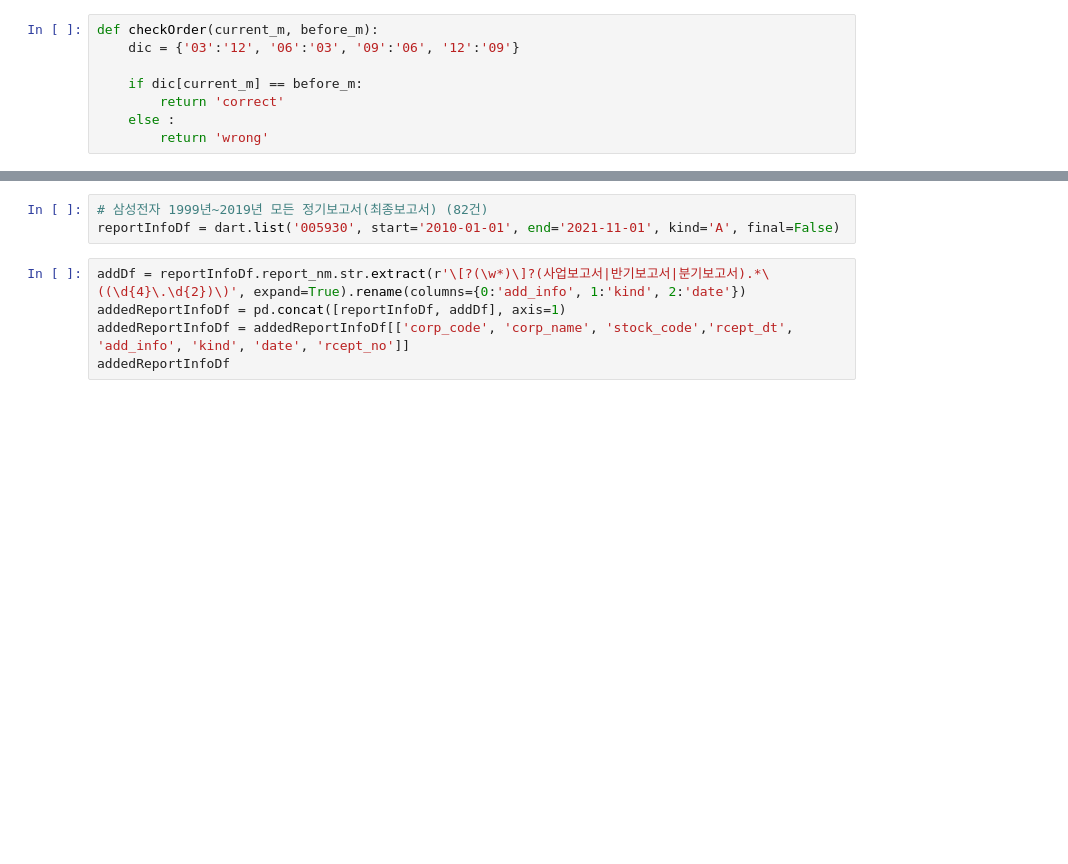
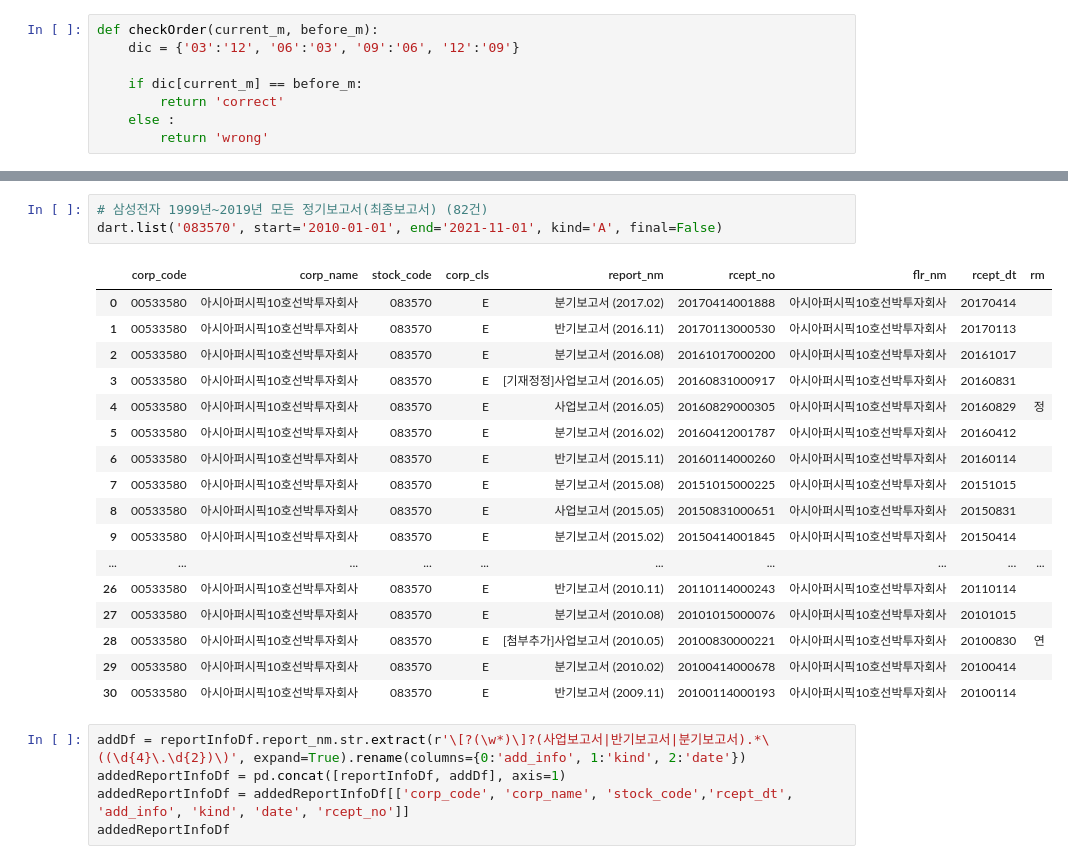
Before and after one commit to ajcltm/DataAPI, a Jupyter notebook: 211028_dartApi.ipynb, the cells around one changed output, grey strips where cells are left out. Drawn from its saved outputs; the diff is of its cells as text; blank space fills up the shorter version.

```diff
--- a/211028_dartApi.ipynb
+++ b/211028_dartApi.ipynb
@@ -145,6 +588,24 @@ fails
 # %%
 # 삼성전자 1999년~2019년 모든 정기보고서(최종보고서) (82건)
-reportInfoDf = dart.list('005930', start='2010-01-01', end='2021-11-01', kind='A', final=False)
+dart.list('083570', start='2010-01-01', end='2021-11-01', kind='A', final=False)
+# %% [output]
+|  | corp_code | corp_name | stock_code | corp_cls | report_nm | rcept_no | flr_nm | rcept_dt | rm |
+| 0 | 00533580 | 아시아퍼시픽10호선박투자회사 | 083570 | E | 분기보고서 (2017.02) | 20170414001888 | 아시아퍼시픽10호선박투자회사 | 20170414 |  |
+| 1 | 00533580 | 아시아퍼시픽10호선박투자회사 | 083570 | E | 반기보고서 (2016.11) | 20170113000530 | 아시아퍼시픽10호선박투자회사 | 20170113 |  |
+| 2 | 00533580 | 아시아퍼시픽10호선박투자회사 | 083570 | E | 분기보고서 (2016.08) | 20161017000200 | 아시아퍼시픽10호선박투자회사 | 20161017 |  |
+| 3 | 00533580 | 아시아퍼시픽10호선박투자회사 | 083570 | E | [기재정정]사업보고서 (2016.05) | 20160831000917 | 아시아퍼시픽10호선박투자회사 | 20160831 |  |
+| 4 | 00533580 | 아시아퍼시픽10호선박투자회사 | 083570 | E | 사업보고서 (2016.05) | 20160829000305 | 아시아퍼시픽10호선박투자회사 | 20160829 | 정 |
+| 5 | 00533580 | 아시아퍼시픽10호선박투자회사 | 083570 | E | 분기보고서 (2016.02) | 20160412001787 | 아시아퍼시픽10호선박투자회사 | 20160412 |  |
+| 6 | 00533580 | 아시아퍼시픽10호선박투자회사 | 083570 | E | 반기보고서 (2015.11) | 20160114000260 | 아시아퍼시픽10호선박투자회사 | 20160114 |  |
+| 7 | 00533580 | 아시아퍼시픽10호선박투자회사 | 083570 | E | 분기보고서 (2015.08) | 20151015000225 | 아시아퍼시픽10호선박투자회사 | 20151015 |  |
+| 8 | 00533580 | 아시아퍼시픽10호선박투자회사 | 083570 | E | 사업보고서 (2015.05) | 20150831000651 | 아시아퍼시픽10호선박투자회사 | 20150831 |  |
+| 9 | 00533580 | 아시아퍼시픽10호선박투자회사 | 083570 | E | 분기보고서 (2015.02) | 20150414001845 | 아시아퍼시픽10호선박투자회사 | 20150414 |  |
+| ... | ... | ... | ... | ... | ... | ... | ... | ... | ... |
+| 26 | 00533580 | 아시아퍼시픽10호선박투자회사 | 083570 | E | 반기보고서 (2010.11) | 20110114000243 | 아시아퍼시픽10호선박투자회사 | 20110114 |  |
+| 27 | 00533580 | 아시아퍼시픽10호선박투자회사 | 083570 | E | 분기보고서 (2010.08) | 20101015000076 | 아시아퍼시픽10호선박투자회사 | 20101015 |  |
+| 28 | 00533580 | 아시아퍼시픽10호선박투자회사 | 083570 | E | [첨부추가]사업보고서 (2010.05) | 20100830000221 | 아시아퍼시픽10호선박투자회사 | 20100830 | 연 |
+| 29 | 00533580 | 아시아퍼시픽10호선박투자회사 | 083570 | E | 분기보고서 (2010.02) | 20100414000678 | 아시아퍼시픽10호선박투자회사 | 20100414 |  |
+| 30 | 00533580 | 아시아퍼시픽10호선박투자회사 | 083570 | E | 반기보고서 (2009.11) | 20100114000193 | 아시아퍼시픽10호선박투자회사 | 20100114 |  |
 # %%
 addDf = reportInfoDf.report_nm.str.extract(r'\[?(\w*)\]?(사업보고서|반기보고서|분기보고서).*\((\d{4}\.\d{2})\)', expand=True).rename(columns={0:'add_info', 1:'kind', 2:'date'})
 addedReportInfoDf = pd.concat([reportInfoDf, addDf], axis=1)
```
Also changed, not shown: parts of 34 cells of this notebook, 2 other files.
